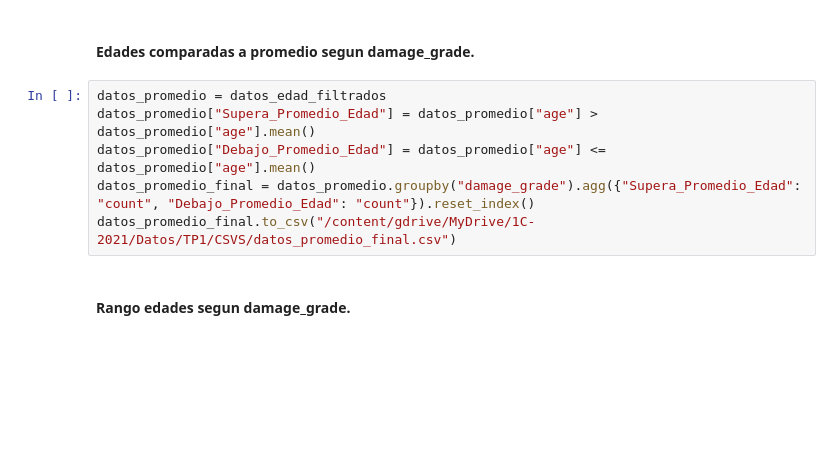
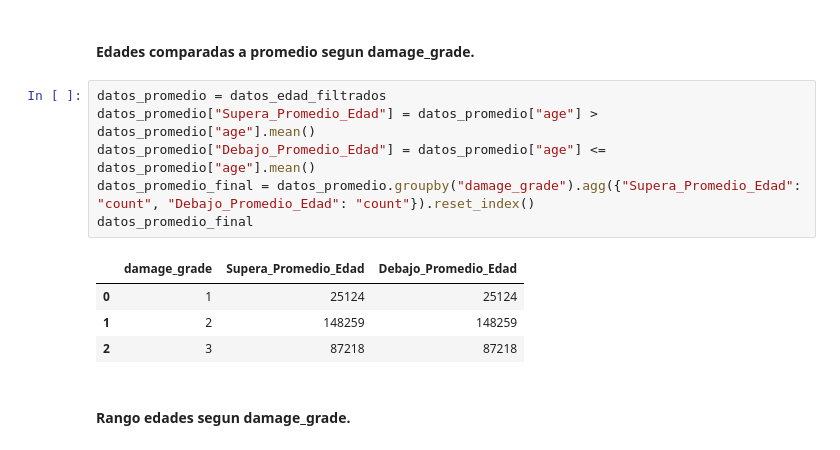
Before and after one commit to juanicolombo97/TP1-OrganizacionDatos, a Jupyter notebook: TP1.ipynb, the cells around one changed output. Cells and saved outputs as stored; diff of their text form; blank space fills up the shorter version.

```diff
--- a/TP1.ipynb
+++ b/TP1.ipynb
@@ -146,9 +182,14 @@ datos_edad_filtrados.head(1)
 # %%
 datos_promedio = datos_edad_filtrados
 datos_promedio["Supera_Promedio_Edad"] = datos_promedio["age"] > datos_promedio["age"].mean()
 datos_promedio["Debajo_Promedio_Edad"] = datos_promedio["age"] <= datos_promedio["age"].mean()
 datos_promedio_final = datos_promedio.groupby("damage_grade").agg({"Supera_Promedio_Edad": "count", "Debajo_Promedio_Edad": "count"}).reset_index()
-datos_promedio_final.to_csv("/content/gdrive/MyDrive/1C-2021/Datos/TP1/CSVS/datos_promedio_final.csv")
+datos_promedio_final
+# %% [output]
+|  | damage_grade | Supera_Promedio_Edad | Debajo_Promedio_Edad |
+| 0 | 1 | 25124 | 25124 |
+| 1 | 2 | 148259 | 148259 |
+| 2 | 3 | 87218 | 87218 |
 # %% [markdown]
 #### Rango edades segun damage_grade.
 # %%
```
Also changed, not shown: parts of 9 cells of this notebook.
